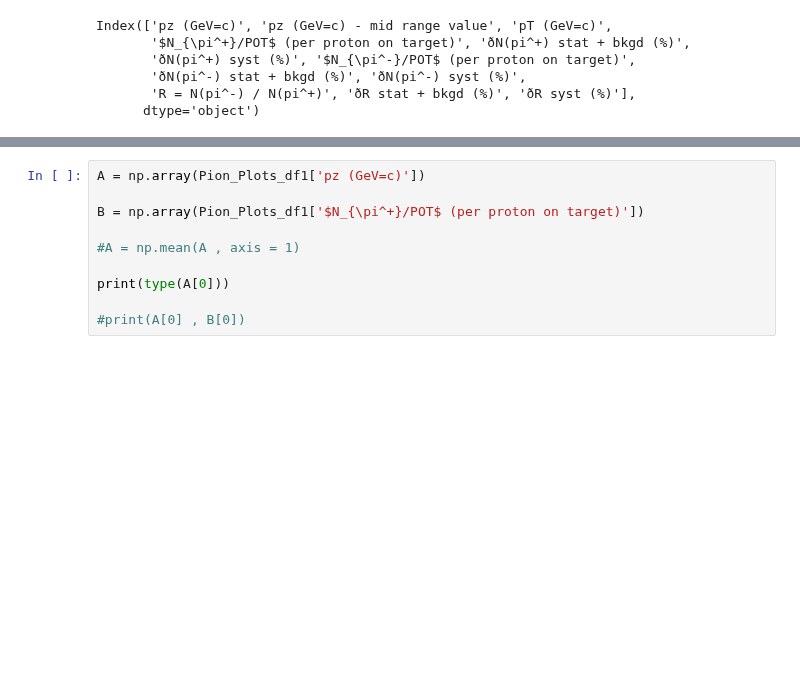
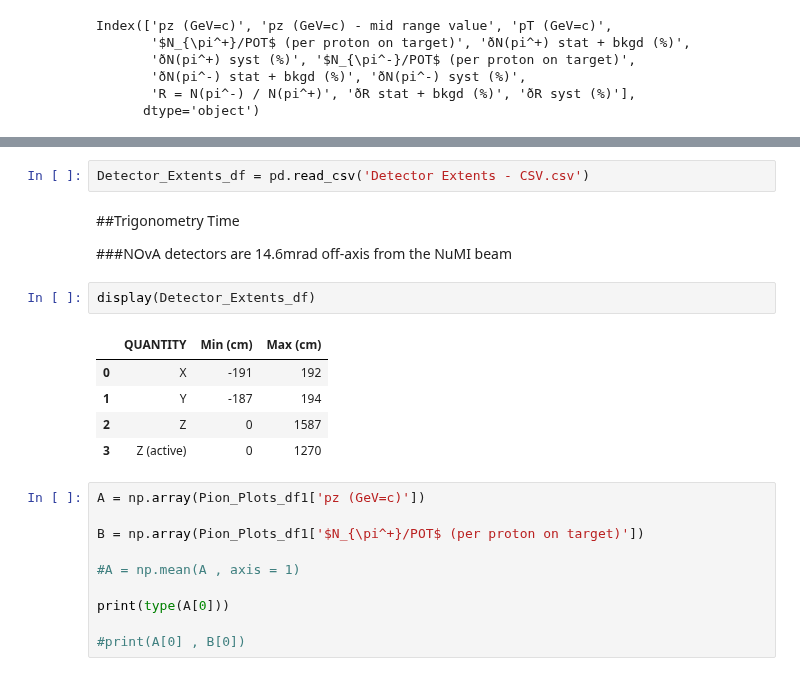
Before and after one commit to MrD0balina/Fourth-Year-Project---Neutrino-Oscillations, a Jupyter notebook: Week_6_Adding_Weighting_to_Pions_AND_establishing_the_exact_angular_offset_of_different_parts_of_the_detector.ipynb, the cells around one changed output, grey strips where cells are left out. Cells and saved outputs as stored; diff of their text form; blank space fills up the shorter version.

```diff
--- a/Week_6_Adding_Weighting_to_Pions_AND_establishing_the_exact_angular_offset_of_different_parts_of_the_detector.ipynb
+++ b/Week_6_Adding_Weighting_to_Pions_AND_establishing_the_exact_angular_offset_of_different_parts_of_the_detector.ipynb
@@ -573,3 +667,17 @@ display(Pion_Plots_df1.head(5))
+# %%
+Detector_Extents_df = pd.read_csv('Detector Extents - CSV.csv')
+# %% [markdown]
+##Trigonometry Time
+
+###NOvA detectors are 14.6mrad off-axis from the NuMI beam
+# %%
+display(Detector_Extents_df)
+# %% [output]
+|  | QUANTITY | Min (cm) | Max (cm) |
+| 0 | X | -191 | 192 |
+| 1 | Y | -187 | 194 |
+| 2 | Z | 0 | 1587 |
+| 3 | Z (active) | 0 | 1270 |
 # %%
 A = np.array(Pion_Plots_df1['pz (GeV=c)'])
 
```
Also changed, not shown: parts of 13 cells of this notebook.
